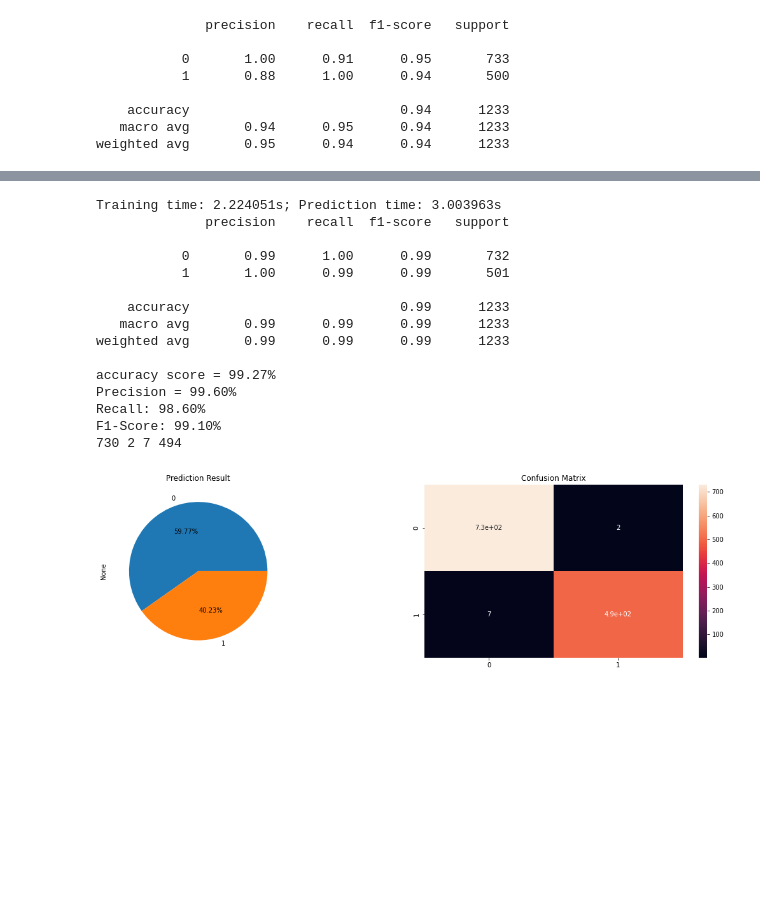
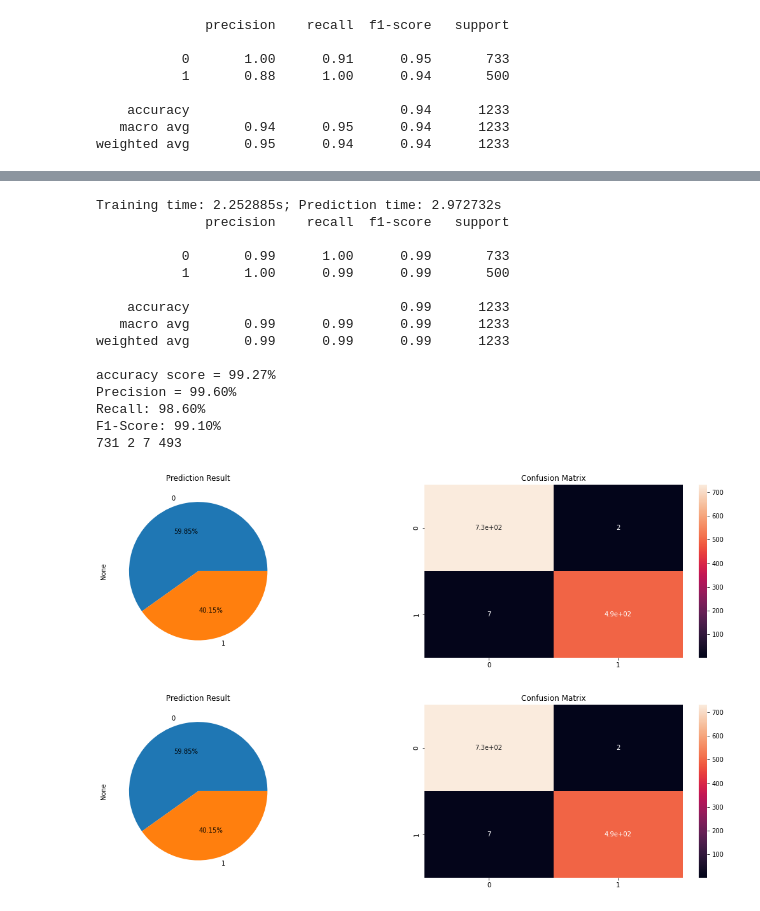
Before and after one commit to kindise/semester5, a Jupyter notebook: v2/notebook.ipynb, the cells around one changed output, grey strips where cells are left out. Drawn from its saved outputs; the diff is of its cells as text; code cells hidden in the pictures; blank space fills up the shorter version.

```diff
--- a/v2/notebook.ipynb
+++ b/v2/notebook.ipynb
@@ -491,36 +498,41 @@ ax[1].set_title("Confusion Matrix");
 # %%
 t0 = time.time()
 model = SVC().fit(X_train, y_train)
 t1 = time.time()
 prediction = model.predict(X_test).astype(int)
 t2 = time.time()
 time_linear_train = t1-t0
 time_linear_predict = t2-t1
 # results
 print("Training time: %fs; Prediction time: %fs" % (time_linear_train, time_linear_predict))
 print(classification_report(y_test, prediction))
 print('accuracy score = '+str('{:4.2f}'.format(accuracy_score(y_test, prediction)*100))+'%')
 print('Precision = '+str('{:4.2f}'.format(precision_score(y_test, prediction)*100))+'%')
 print('Recall: ' +str('{:4.2f}'.format(recall_score(y_test, prediction)*100))+'%')
 print('F1-Score: ' +str('{:4.2f}'.format(f1_score(y_test, prediction)*100))+'%')
 tn, fp, fn, tp = confusion_matrix(y_test, prediction).ravel()
 print(tn, fp, fn, tp)  # 1 1 1 1
+fig, ax = plt.subplots(1, 2, figsize = (20, 5))
+pd.Series(prediction).value_counts().plot(kind = "pie", autopct = "%.2f%%", ax = ax[0]).set_title("Prediction Result")
+sns.heatmap(pd.DataFrame(confusion_matrix(y_test, prediction), index = list(range(2)), columns = list(range(2))), annot = True, ax = ax[1])
+ax[1].set_title("Confusion Matrix");
 # %% [output]
-Training time: 2.224051s; Prediction time: 3.003963s
+Training time: 2.252885s; Prediction time: 2.972732s
               precision    recall  f1-score   support
 
-           0       0.99      1.00      0.99       732
-           1       1.00      0.99      0.99       501
+           0       0.99      1.00      0.99       733
+           1       1.00      0.99      0.99       500
 
     accuracy                           0.99      1233
    macro avg       0.99      0.99      0.99      1233
 weighted avg       0.99      0.99      0.99      1233
 
 accuracy score = 99.27%
 Precision = 99.60%
 Recall: 98.60%
 F1-Score: 99.10%
-730 2 7 494
+731 2 7 493
+[figure, added]
 # %%
 fig, ax = plt.subplots(1, 2, figsize = (20, 5))
 pd.Series(prediction).value_counts().plot(kind = "pie", autopct = "%.2f%%", ax = ax[0]).set_title("Prediction Result")
```
Also changed, not shown: parts of 15 cells of this notebook, 3 other files.
